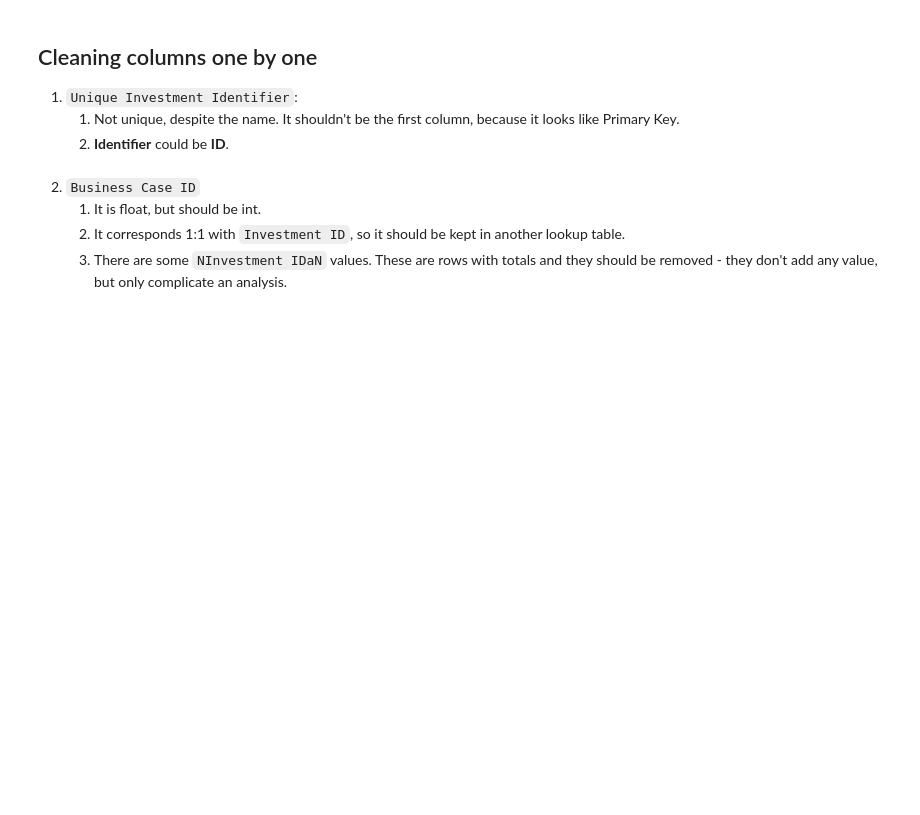
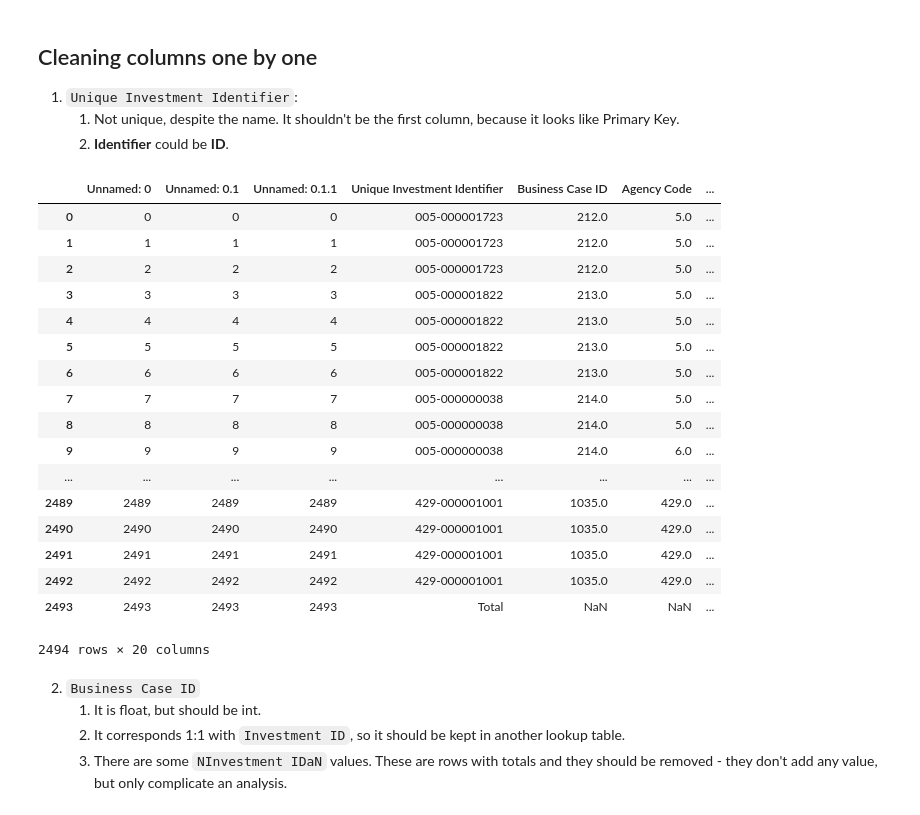
Before and after one commit to rafaluk/DataCleaning, a Jupyter notebook: main.ipynb, the cells around one changed output. Drawn from its saved outputs; the diff is of its cells as text; code cells hidden in the pictures; blank space fills up the shorter version.

Commit message:
all columns done

```diff
--- a/main.ipynb
+++ b/main.ipynb
@@ -108,3 +9,5 @@ len(x)
+# %%
+df = pd.read_csv('dataset.csv', index_col=False)
 # %% [markdown]
 ## Cleaning columns one by one
 1. `Unique Investment Identifier`:
@@ -112,7 +15,27 @@ len(x)
 	2. **Identifier** could be **ID**.
 # %%
 # Rename the column
-df.rename(columns={'Unique Investment Identifier':'Investment ID'}, inplace=True)
+# df.rename(columns={'Unique Investment Identifier':'Investment ID'}, inplace=True)
+df
+# %% [output]
+|  | Unnamed: 0 | Unnamed: 0.1 | Unnamed: 0.1.1 | Unique Investment Identifier | Business Case ID | Agency Code | ... |
+| 0 | 0 | 0 | 0 | 005-000001723 | 212.0 | 5.0 | ... |
+| 1 | 1 | 1 | 1 | 005-000001723 | 212.0 | 5.0 | ... |
+| 2 | 2 | 2 | 2 | 005-000001723 | 212.0 | 5.0 | ... |
+| 3 | 3 | 3 | 3 | 005-000001822 | 213.0 | 5.0 | ... |
+| 4 | 4 | 4 | 4 | 005-000001822 | 213.0 | 5.0 | ... |
+| 5 | 5 | 5 | 5 | 005-000001822 | 213.0 | 5.0 | ... |
+| 6 | 6 | 6 | 6 | 005-000001822 | 213.0 | 5.0 | ... |
+| 7 | 7 | 7 | 7 | 005-000000038 | 214.0 | 5.0 | ... |
+| 8 | 8 | 8 | 8 | 005-000000038 | 214.0 | 5.0 | ... |
+| 9 | 9 | 9 | 9 | 005-000000038 | 214.0 | 6.0 | ... |
+| ... | ... | ... | ... | ... | ... | ... | ... |
+| 2489 | 2489 | 2489 | 2489 | 429-000001001 | 1035.0 | 429.0 | ... |
+| 2490 | 2490 | 2490 | 2490 | 429-000001001 | 1035.0 | 429.0 | ... |
+| 2491 | 2491 | 2491 | 2491 | 429-000001001 | 1035.0 | 429.0 | ... |
+| 2492 | 2492 | 2492 | 2492 | 429-000001001 | 1035.0 | 429.0 | ... |
+| 2493 | 2493 | 2493 | 2493 | Total | NaN | NaN | ... |
+2494 rows × 20 columns
 # %% [markdown]
 2. `Business Case ID`
     1. It is float, but should be int.
```
Also changed, not shown: parts of 30 cells of this notebook.
